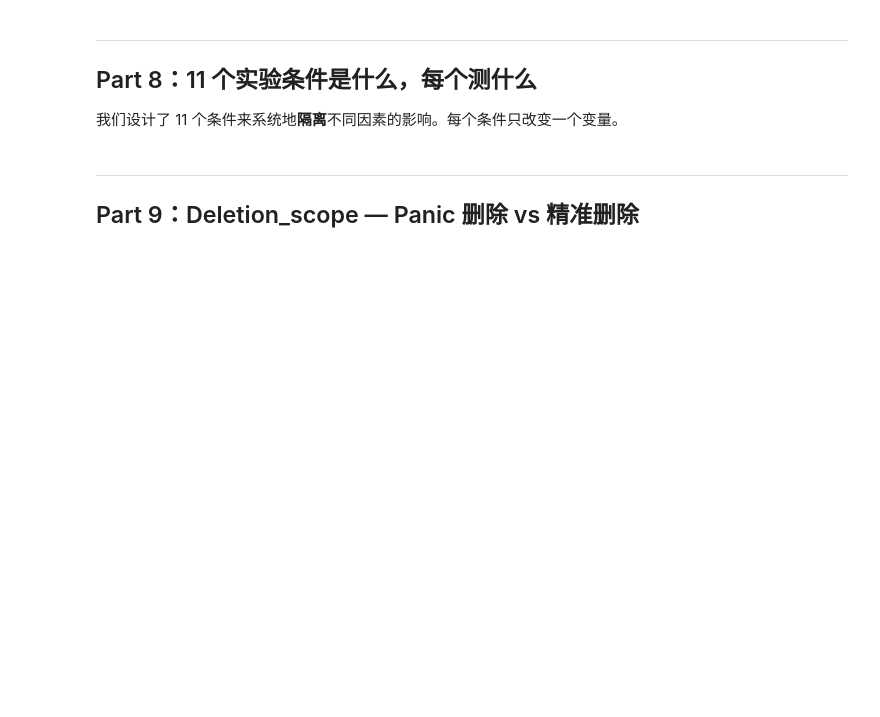
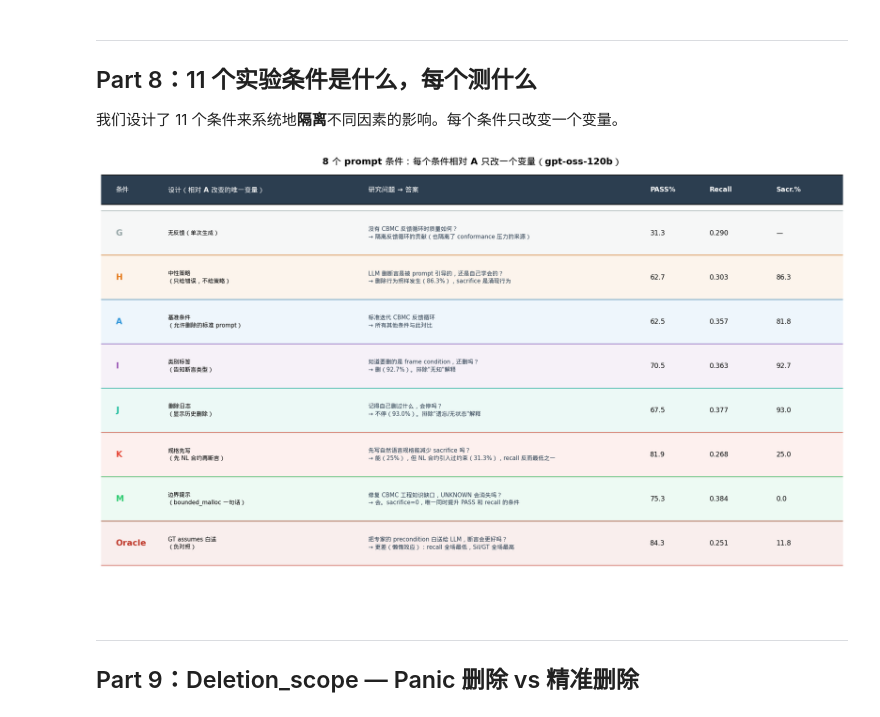
Before and after one commit to LukeW1999/LLM4Harness, a Jupyter notebook: experiment_explainer.ipynb, the cells around one changed output. Cells and saved outputs as stored; diff of their text form; code cells hidden in the pictures; blank space fills up the shorter version.

```diff
--- a/experiment_explainer.ipynb
+++ b/experiment_explainer.ipynb
@@ -485,60 +564,57 @@ print('  - 但 sacrifice 导致的退化（H vs A 的 recall gap: Δ=5.6pp, p=0.
 
 我们设计了 11 个条件来系统地**隔离**不同因素的影响。每个条件只改变一个变量。
 # %%
+# 8 个条件的设计意图一览（canonical 数字，paper.tex Table 2）
 conditions_info = [
-    ('G', '无反馈（单次生成）', '如果 LLM 只生成一次、不看 CBMC 结果，质量如何？\n→ CBMC 反馈循环的贡献', 31.3, 0.290, 0.0, '#95a5a6'),
-    ('H', '中性策略\n（只给错误，不给策略）', 'CBMC UNKNOWN 时，LLM 是主动选择删断言，\n还是被我们的 prompt 引导的？\n→ Sacrifice 是涌现行为，不是被指令的', 62.7, 0.303, 86.3, '#e67e22'),
-    ('A', '基准条件\n（标准反馈 prompt）', '标准的迭代 CBMC 反馈循环\n→ 所有其他条件与此对比', 62.5, 0.346, 92.3, '#3498db'),
-    ('I', '类别标签\n（告诉 LLM 是什么类型断言）', '如果 LLM 知道要删的是 "frame condition"，\n它还会删吗？→ Sacrifice 是主动的，不是无知的', 70.5, None, 92.7, '#9b59b6'),
-    ('J', '删除日志\n（显示历史删除记录）', '如果 LLM 记得"我之前删过什么"，\n它会停止删除吗？→ 不是遗忘造成的', 67.5, None, 93.0, '#1abc9c'),
-    ('K', '规格先写\n（先写 NL 合约再生成断言）', '如果先写自然语言规格，\n会减少 sacrifice 吗？→ 是的，但 recall 更低（NL 合约本身不完整）', 81.9, 0.268, 25.0, '#e74c3c'),
-    ('Oracle', 'GT Assumes 提供\n（用官方 assume）', '如果告诉 LLM 如何设置输入，\n它会写出更好的断言吗？→ 不会（懒惰效应）', 84.3, 0.251, 11.8, '#c0392b'),
-    ('M', '边界提示\n（告诉 LLM 要 bound scalar）', '如果修复 LLM 对 CBMC 的知识缺口，\nUNKNOWN 会消失吗？→ 是的，sacrifice=0', 75.3, 0.389, 0.0, '#2ecc71'),
+    ('G', '无反馈（单次生成）', '没有 CBMC 反馈循环时质量如何？\n→ 隔离反馈循环的贡献（也隔离了 conformance 压力的来源）', 31.3, 0.290, None, '#95a5a6'),
+    ('H', '中性策略\n（只给错误，不给策略）', 'LLM 删断言是被 prompt 引导的，还是自己学会的？\n→ 删除行为照样发生（86.3%），sacrifice 是涌现行为', 62.7, 0.303, 86.3, '#e67e22'),
+    ('A', '基准条件\n（允许删除的标准 prompt）', '标准迭代 CBMC 反馈循环\n→ 所有其他条件与此对比', 62.5, 0.357, 81.8, '#3498db'),
+    ('I', '类别标签\n（告知断言类型）', '知道要删的是 frame condition，还删吗？\n→ 删（92.7%）。排除"无知"解释', 70.5, 0.363, 92.7, '#9b59b6'),
+    ('J', '删除日志\n（显示历史删除）', '记得自己删过什么，会停吗？\n→ 不停（93.0%）。排除"遗忘/无状态"解释', 67.5, 0.377, 93.0, '#1abc9c'),
+    ('K', '规格先写\n（先 NL 合约再断言）', '先写自然语言规格能减少 sacrifice 吗？\n→ 能（25%），但 NL 合约引入过约束（31.3%），recall 反而最低之一', 81.9, 0.268, 25.0, '#e74c3c'),
+    ('M', '边界提示\n（bounded_malloc 一句话）', '修复 CBMC 工程知识缺口，UNKNOWN 会消失吗？\n→ 会。sacrifice=0，唯一同时提升 PASS 和 recall 的条件', 75.3, 0.384, 0.0, '#2ecc71'),
+    ('Oracle', 'GT assumes 白送\n（负对照）', '把专家的 precondition 白送给 LLM，断言会更好吗？\n→ 更差（懒惰效应）：recall 全场最低，Sil/GT 全场最高', 84.3, 0.251, 11.8, '#c0392b'),
 ]
 
-fig, ax = plt.subplots(figsize=(15, 8))
+fig, ax = plt.subplots(figsize=(15, 9))
 ax.axis('off')
 
-col_headers = ['条件', '设计意图', '研究问题', 'PASS%', 'Recall', 'Sacrifice%']
-col_x = [0.02, 0.10, 0.38, 0.68, 0.76, 0.86]
-row_h = 0.095
+col_headers = ['条件', '设计（相对 A 改变的唯一变量）', '研究问题 → 答案', 'PASS%', 'Recall', 'Sacr.%']
+col_x = [0.02, 0.09, 0.36, 0.74, 0.82, 0.91]
+row_h = 0.105
 
-# 表头
+ax.add_patch(mpatches.FancyBboxPatch((0, 0.93), 1.0, 0.06,
+    boxstyle='round,pad=0.005', facecolor='#2c3e50', transform=ax.transAxes))
 for x, h in zip(col_x, col_headers):
-    ax.text(x, 0.97, h, fontsize=10, fontweight='bold', color='white',
-            transform=ax.transAxes, va='top')
-ax.add_patch(mpatches.FancyBboxPatch((0, 0.925), 1.0, 0.065,
-    boxstyle='round,pad=0.005', facecolor='#2c3e50', transform=ax.transAxes))
+    ax.text(x, 0.96, h, fontsize=9.5, fontweight='bold', color='white',
+            transform=ax.transAxes, va='center')
 
 for i, (cond, intent, question, pass_r, recall, sacr, color) in enumerate(conditions_info):
     y = 0.92 - (i + 1) * row_h
-    bg_color = color + '15'
-    ax.add_patch(mpatches.FancyBboxPatch((0, y - 0.005), 1.0, row_h,
-        boxstyle='round,pad=0.005', facecolor=bg_color, transform=ax.transAxes,
-        linewidth=0.5, edgecolor=color))
+    ax.add_patch(mpatches.FancyBboxPatch((0, y - 0.005), 1.0, row_h - 0.01,
+        boxstyle='round,pad=0.005', facecolor=color + '15', transform=ax.transAxes,
+        linewidth=0.8, edgecolor=color))
+    ax.text(col_x[0], y + row_h/2 - 0.01, cond, fontsize=12, fontweight='bold',
+            color=color, transform=ax.transAxes, va='center')
+    ax.text(col_x[1], y + row_h/2 - 0.01, intent, fontsize=8.2,
+            transform=ax.transAxes, va='center', linespacing=1.4)
+    ax.text(col_x[2], y + row_h/2 - 0.01, question, fontsize=8.2,
+            transform=ax.transAxes, va='center', linespacing=1.4, color='#2c3e50')
+    ax.text(col_x[3], y + row_h/2 - 0.01, f'{pass_r:.1f}', fontsize=9.5,
+            transform=ax.transAxes, va='center')
+    ax.text(col_x[4], y + row_h/2 - 0.01,
+            f'{recall:.3f}' if recall is not None else '—', fontsize=9.5,
+            transform=ax.transAxes, va='center')
+    ax.text(col_x[5], y + row_h/2 - 0.01,
+            f'{sacr:.1f}' if sacr is not None else '—', fontsize=9.5,
+            transform=ax.transAxes, va='center')
 
-    yc = y + row_h * 0.5
-    ax.text(col_x[0], yc, cond, fontsize=11, fontweight='bold', color=color,
-            transform=ax.transAxes, va='center')
-    ax.text(col_x[1], yc, intent, fontsize=8.5, color='#2c3e50',
-            transform=ax.transAxes, va='center', linespacing=1.4)
-    ax.text(col_x[2], yc, question, fontsize=8, color='#555',
-            transform=ax.transAxes, va='center', linespacing=1.3,
-            style='italic')
-    ax.text(col_x[3], yc, f'{pass_r:.1f}%', fontsize=10, color=color,
-            fontweight='bold', transform=ax.transAxes, va='center', ha='center')
-    recall_str = f'{recall:.3f}' if recall else '—'
-    ax.text(col_x[4], yc, recall_str, fontsize=10,
-            color='#2ecc71' if recall and recall > 0.35 else '#e74c3c' if recall and recall < 0.3 else '#555',
-            fontweight='bold', transform=ax.transAxes, va='center', ha='center')
-    sacr_color = '#2ecc71' if sacr == 0.0 else ('#e74c3c' if sacr > 85 else '#f39c12')
-    ax.text(col_x[5], yc, f'{sacr:.1f}%', fontsize=10, color=sacr_color,
-            fontweight='bold', transform=ax.transAxes, va='center', ha='center')
-
-ax.set_title('11 个实验条件总览：每个条件测什么问题', fontsize=13, fontweight='bold',
-             pad=15)
+ax.set_title('8 个 prompt 条件：每个条件相对 A 只改一个变量（gpt-oss-120b）',
+             fontsize=13, fontweight='bold', pad=12)
 plt.tight_layout()
 plt.show()
+# %% [output]
+[figure, added]
 # %% [markdown]
 ---
 ## Part 9：Deletion_scope — Panic 删除 vs 精准删除
```
Also changed, not shown: parts of 35 cells of this notebook.
